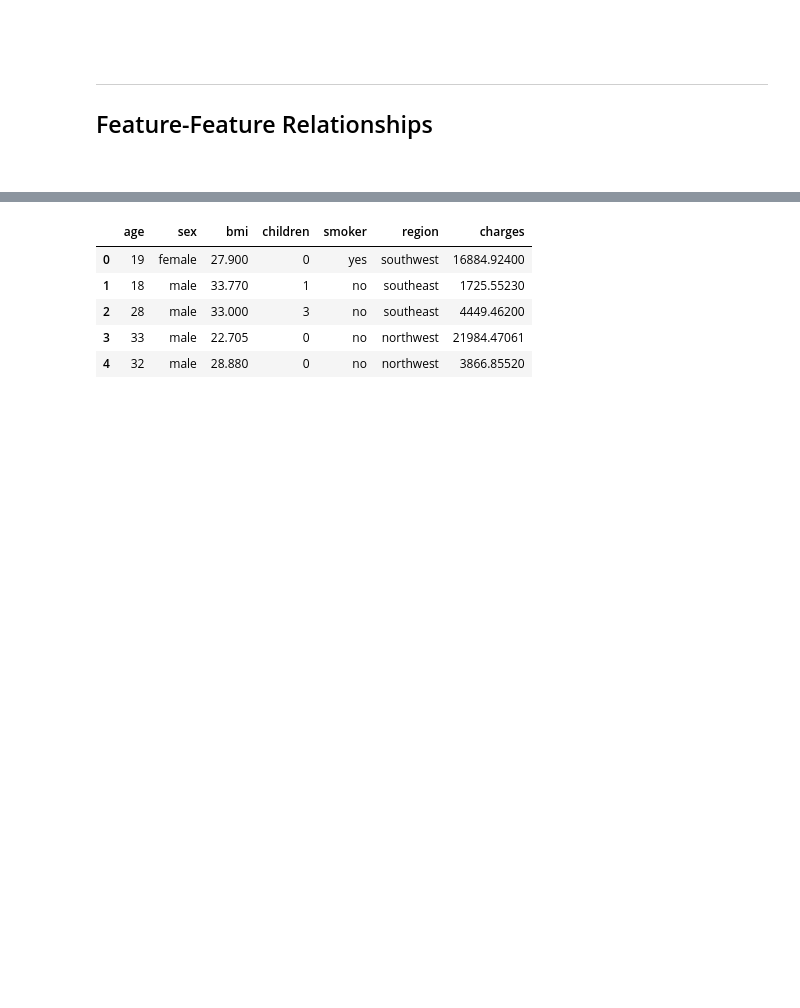
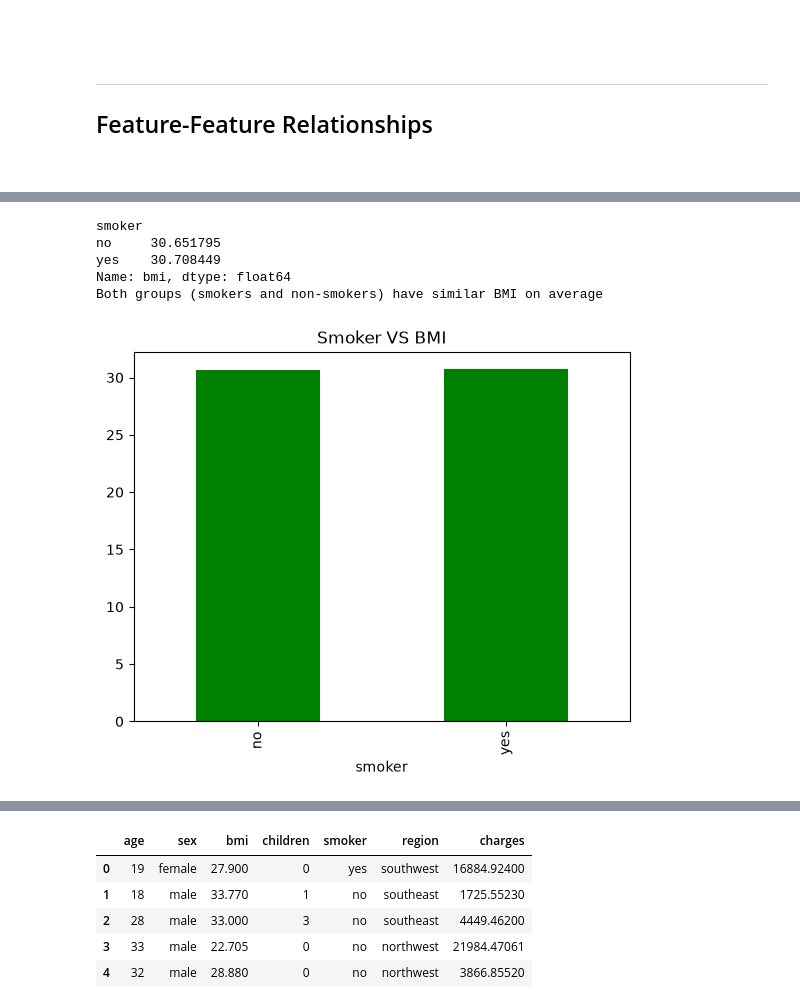
Before and after one commit to MiltonValleL/regression-and-forecasting, a Jupyter notebook: notebooks/01.pre-modelling.ipynb, the cells around one changed output, grey strips where cells are left out. Drawn from its saved outputs; the diff is of its cells as text; code cells hidden in the pictures; blank space fills up the shorter version.

```diff
--- a/notebooks/01.pre-modelling.ipynb
+++ b/notebooks/01.pre-modelling.ipynb
@@ -495,0 +540,14 @@ for ax, row, c in zip(ax.flat, cat_bar, color_plot[2:4]):
+# %%
+smoker_age = insurance.groupby(['smoker'])['bmi'].mean()
+smoker_age.plot.bar(color='green')
+plt.title('Smoker VS BMI')
+
+print(smoker_age)
+print('Both groups (smokers and non-smokers) have similar BMI on average\n')
+# %% [output]
+smoker
+no     30.651795
+yes    30.708449
+Name: bmi, dtype: float64
+Both groups (smokers and non-smokers) have similar BMI on average
+[figure, added]
```
Also changed, not shown: parts of 6 cells of this notebook.
